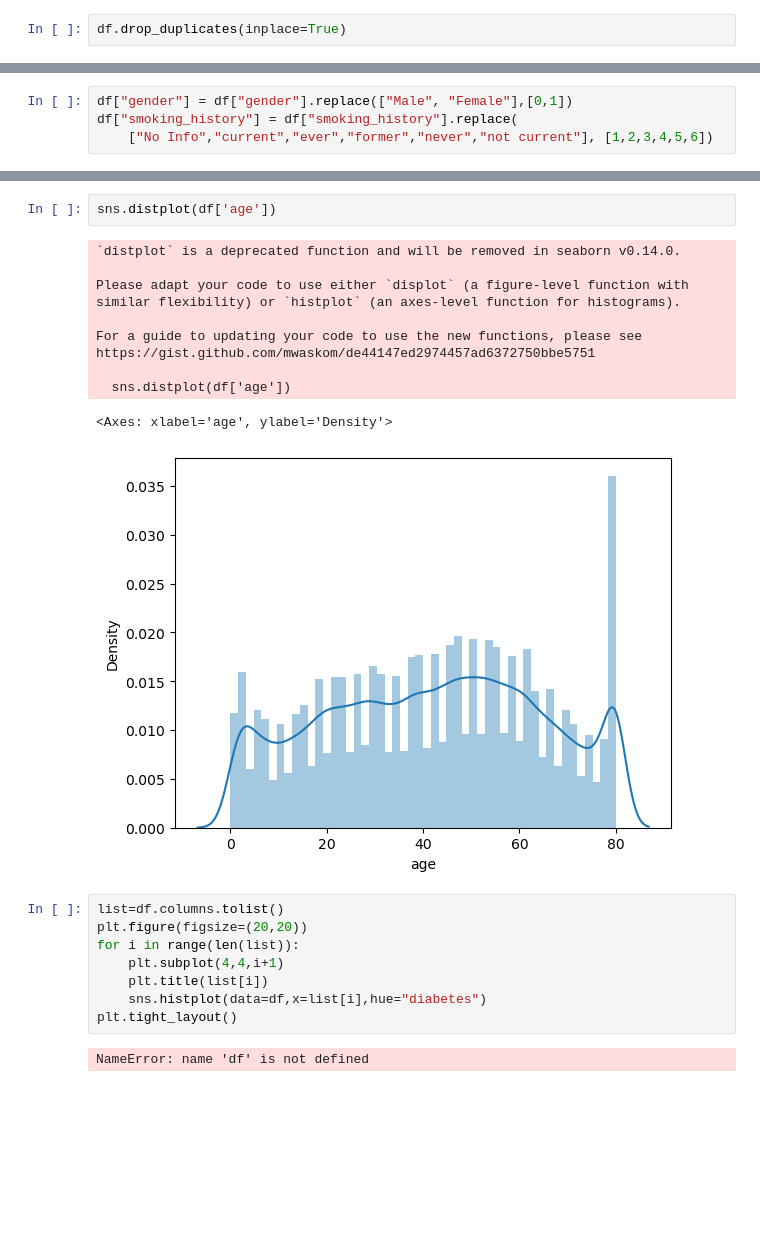
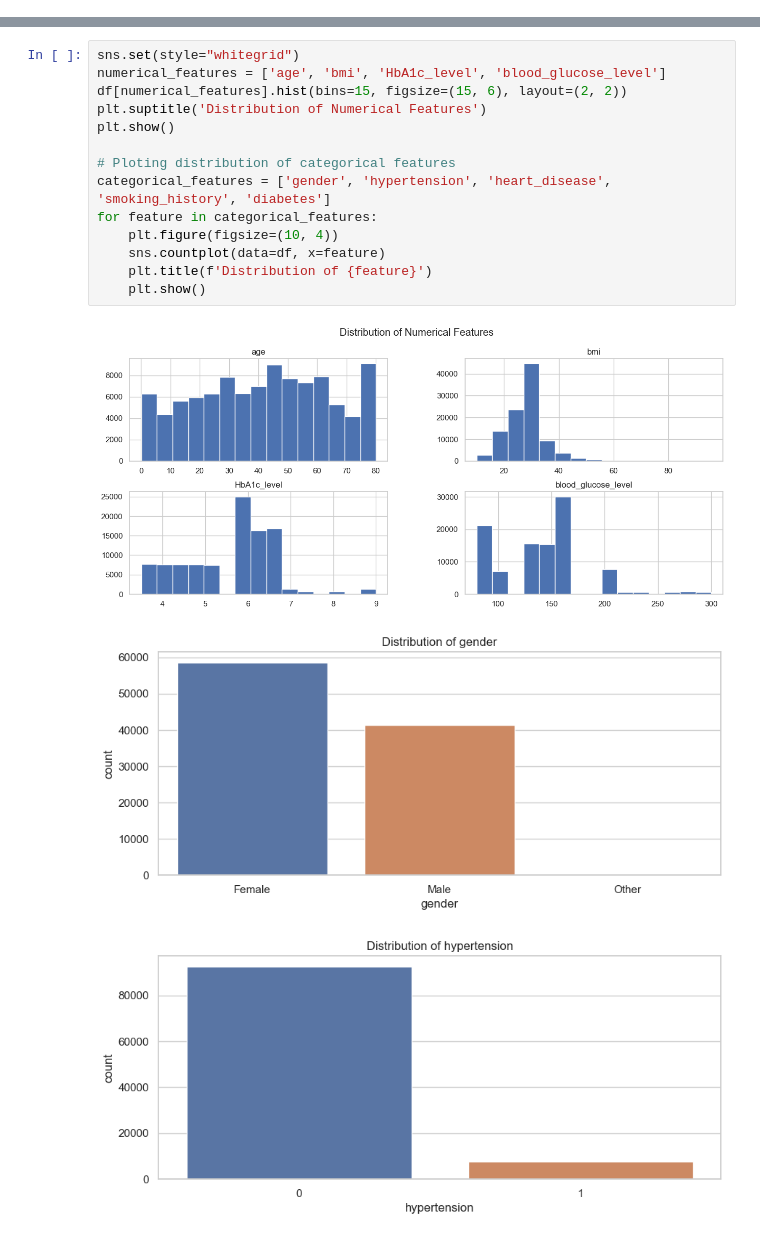
Before and after one commit to Dcoder-Nikhil/DS-projects, a Jupyter notebook: Diabetes/Diabetes.ipynb, the cells around one changed output, grey strips where cells are left out. Cells and saved outputs as stored; diff of their text form; blank space fills up the shorter version.

```diff
--- a/Diabetes/Diabetes.ipynb
+++ b/Diabetes/Diabetes.ipynb
@@ -100,3 +55 @@ dtype: int64
-# %%
-df.drop_duplicates(inplace=True)
 # %%
@@ -127,4 +67,0 @@ Name: diabetes, dtype: int64
-# %%
-df["gender"] = df["gender"].replace(["Male", "Female"],[0,1])
-df["smoking_history"] = df["smoking_history"].replace(
-    ["No Info","current","ever","former","never","not current"], [1,2,3,4,5,6])
@@ -154,24 +68,18 @@ plt.tight_layout()
-# %%
-sns.distplot(df['age'])
-# %% [output]
-`distplot` is a deprecated function and will be removed in seaborn v0.14.0.
-
-Please adapt your code to use either `displot` (a figure-level function with
-similar flexibility) or `histplot` (an axes-level function for histograms).
-
-For a guide to updating your code to use the new functions, please see
-https://gist.github.com/mwaskom/de44147ed2974457ad6372750bbe5751
-
-  sns.distplot(df['age'])
-<Axes: xlabel='age', ylabel='Density'>
-[figure, removed]
-# %%
-list=df.columns.tolist()
-plt.figure(figsize=(20,20))
-for i in range(len(list)):
-    plt.subplot(4,4,i+1)
-    plt.title(list[i])
-    sns.histplot(data=df,x=list[i],hue="diabetes")
-plt.tight_layout()
-# %% [output]
-NameError: name 'df' is not defined
+# %%
+sns.set(style="whitegrid")
+numerical_features = ['age', 'bmi', 'HbA1c_level', 'blood_glucose_level']
+df[numerical_features].hist(bins=15, figsize=(15, 6), layout=(2, 2))
+plt.suptitle('Distribution of Numerical Features')
+plt.show()
+
+# Ploting distribution of categorical features
+categorical_features = ['gender', 'hypertension', 'heart_disease', 'smoking_history', 'diabetes']
+for feature in categorical_features:
+    plt.figure(figsize=(10, 4))
+    sns.countplot(data=df, x=feature)
+    plt.title(f'Distribution of {feature}')
+    plt.show()
+# %% [output]
+[figure, added]
+[figure, added]
+[figure, added]
```
Also changed, not shown: parts of 28 cells of this notebook.
